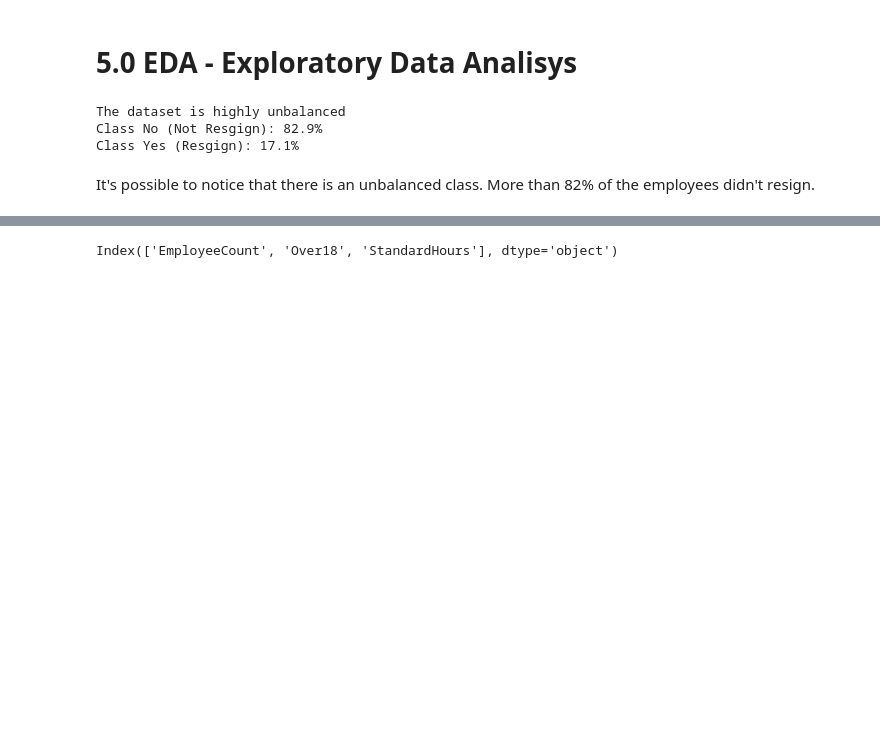
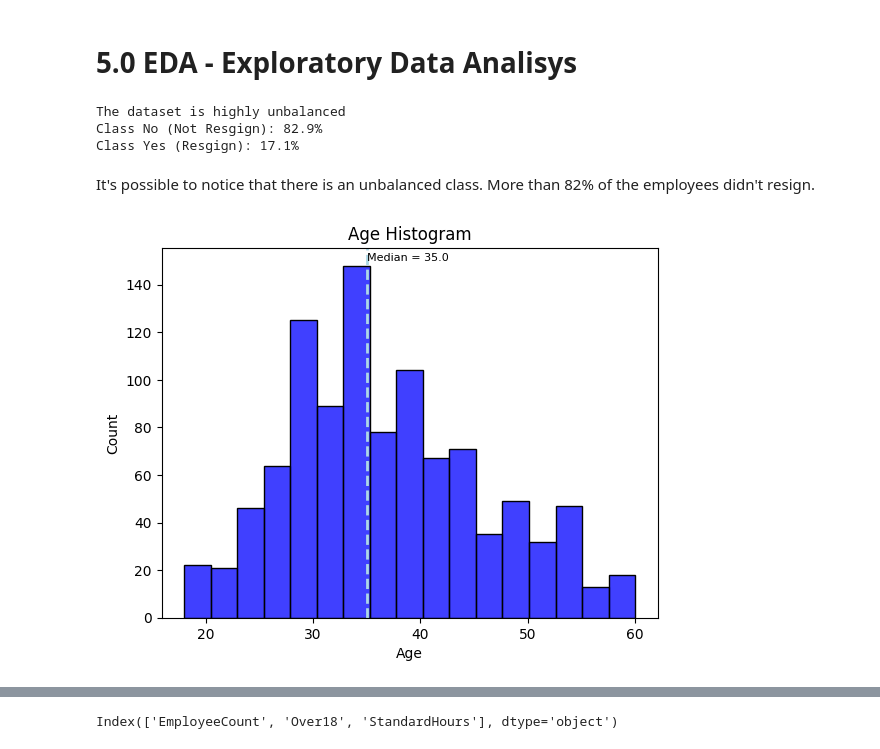
Before and after one commit to YuriCatramby/ds-clf-hr-resignation, a Jupyter notebook: ds-clf-hr-resignation.ipynb, the cells around one changed output, grey strips where cells are left out. Drawn from its saved outputs; the diff is of its cells as text; code cells hidden in the pictures; blank space fills up the shorter version.

```diff
--- a/ds-clf-hr-resignation.ipynb
+++ b/ds-clf-hr-resignation.ipynb
@@ -203,3 +203,13 @@ fig.update_layout(
 fig.show()
 # %% [markdown]
 It's possible to notice that there is an unbalanced class. More than 82% of the employees didn't resign.
+# %%
+median_age = df_eda.Age.median()
+
+_ = sns.histplot(df_eda.Age, color="blue")
+_ = plt.axvline(median_age, color="lightblue", linestyle="dashed", linewidth=2)
+_ = plt.title("Age Histogram")
+_ = plt.text(x=df_eda.Age.median(), y=150, s=f"Median = {median_age}", fontsize=8)
+_ = plt.show()
+# %% [output]
+[figure, added]
```
Also changed, not shown: parts of 13 cells of this notebook.
